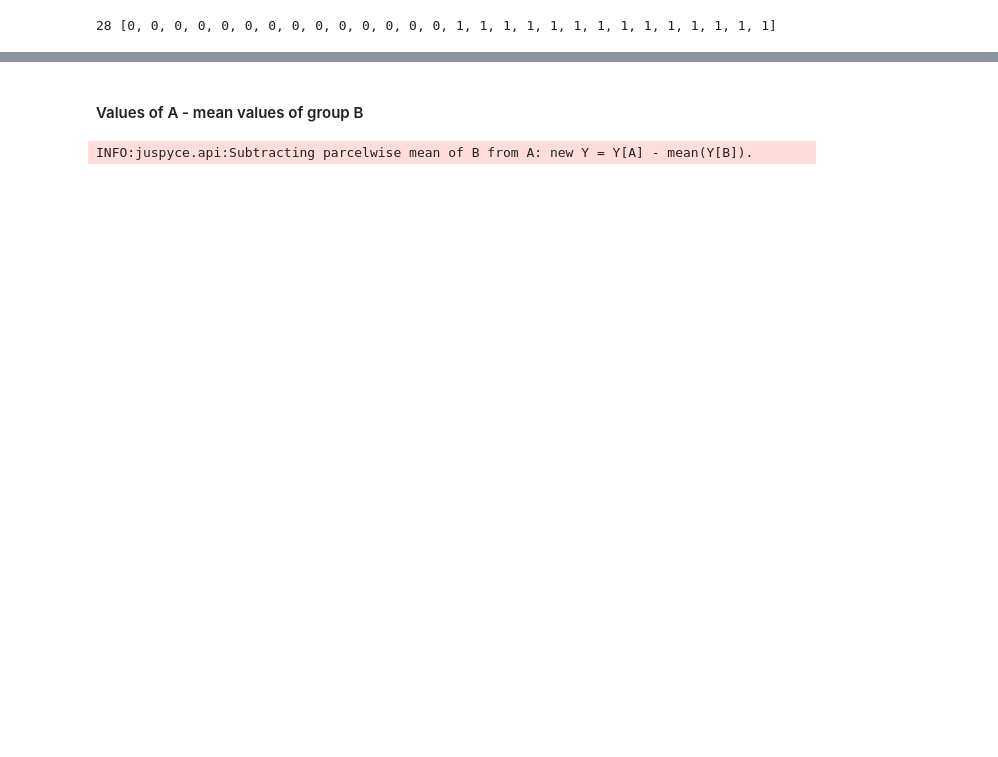
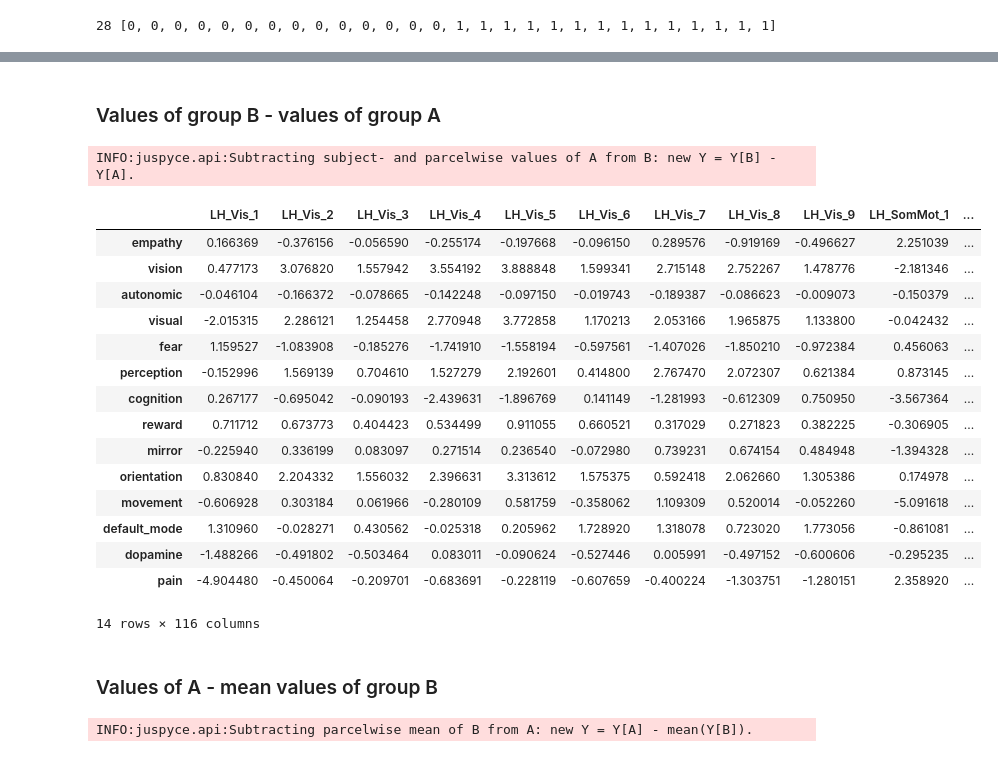
Before and after one commit to LeonDLotter/JuSpyce, a Jupyter notebook: testing/test_3_juspyce.compare.ipynb, the cells around one changed output, grey strips where cells are left out. Drawn from its saved outputs; the diff is of its cells as text; code cells hidden in the pictures; blank space fills up the shorter version.

```diff
--- a/testing/test_3_juspyce.compare.ipynb
+++ b/testing/test_3_juspyce.compare.ipynb
@@ -46,5 +70,31 @@ print(n_Y, groups)
+# %% [markdown]
+### Values of group B - values of group A
+# %%
+data_tranformed = juspyce_vol.compare(
+    comparison="diff(B,A)",
+    store=True,
+    groups=groups)
+display(juspyce_vol.comparisons["diff(B,A)"])
+# %% [output]
+INFO:juspyce.api:Subtracting subject- and parcelwise values of A from B: new Y = Y[B] - Y[A].
+|  | LH_Vis_1 | LH_Vis_2 | LH_Vis_3 | LH_Vis_4 | LH_Vis_5 | LH_Vis_6 | LH_Vis_7 | LH_Vis_8 | LH_Vis_9 | LH_SomMot_1 | ... |
+| empathy | 0.166369 | -0.376156 | -0.056590 | -0.255174 | -0.197668 | -0.096150 | 0.289576 | -0.919169 | -0.496627 | 2.251039 | ... |
+| vision | 0.477173 | 3.076820 | 1.557942 | 3.554192 | 3.888848 | 1.599341 | 2.715148 | 2.752267 | 1.478776 | -2.181346 | ... |
+| autonomic | -0.046104 | -0.166372 | -0.078665 | -0.142248 | -0.097150 | -0.019743 | -0.189387 | -0.086623 | -0.009073 | -0.150379 | ... |
+| visual | -2.015315 | 2.286121 | 1.254458 | 2.770948 | 3.772858 | 1.170213 | 2.053166 | 1.965875 | 1.133800 | -0.042432 | ... |
+| fear | 1.159527 | -1.083908 | -0.185276 | -1.741910 | -1.558194 | -0.597561 | -1.407026 | -1.850210 | -0.972384 | 0.456063 | ... |
+| perception | -0.152996 | 1.569139 | 0.704610 | 1.527279 | 2.192601 | 0.414800 | 2.767470 | 2.072307 | 0.621384 | 0.873145 | ... |
+| cognition | 0.267177 | -0.695042 | -0.090193 | -2.439631 | -1.896769 | 0.141149 | -1.281993 | -0.612309 | 0.750950 | -3.567364 | ... |
+| reward | 0.711712 | 0.673773 | 0.404423 | 0.534499 | 0.911055 | 0.660521 | 0.317029 | 0.271823 | 0.382225 | -0.306905 | ... |
+| mirror | -0.225940 | 0.336199 | 0.083097 | 0.271514 | 0.236540 | -0.072980 | 0.739231 | 0.674154 | 0.484948 | -1.394328 | ... |
+| orientation | 0.830840 | 2.204332 | 1.556032 | 2.396631 | 3.313612 | 1.575375 | 0.592418 | 2.062660 | 1.305386 | 0.174978 | ... |
+| movement | -0.606928 | 0.303184 | 0.061966 | -0.280109 | 0.581759 | -0.358062 | 1.109309 | 0.520014 | -0.052260 | -5.091618 | ... |
+| default_mode | 1.310960 | -0.028271 | 0.430562 | -0.025318 | 0.205962 | 1.728920 | 1.318078 | 0.723020 | 1.773056 | -0.861081 | ... |
+| dopamine | -1.488266 | -0.491802 | -0.503464 | 0.083011 | -0.090624 | -0.527446 | 0.005991 | -0.497152 | -0.600606 | -0.295235 | ... |
+| pain | -4.904480 | -0.450064 | -0.209701 | -0.683691 | -0.228119 | -0.607659 | -0.400224 | -1.303751 | -1.280151 | 2.358920 | ... |
+14 rows × 116 columns
 # %% [markdown]
-#### Values of A - mean values of group B
+### Values of A - mean values of group B
 # %%
 data_tranformed = juspyce_vol.compare(
     comparison="diff(A,mean(B))",
```
Also changed, not shown: parts of 12 cells of this notebook, 3 other files.
